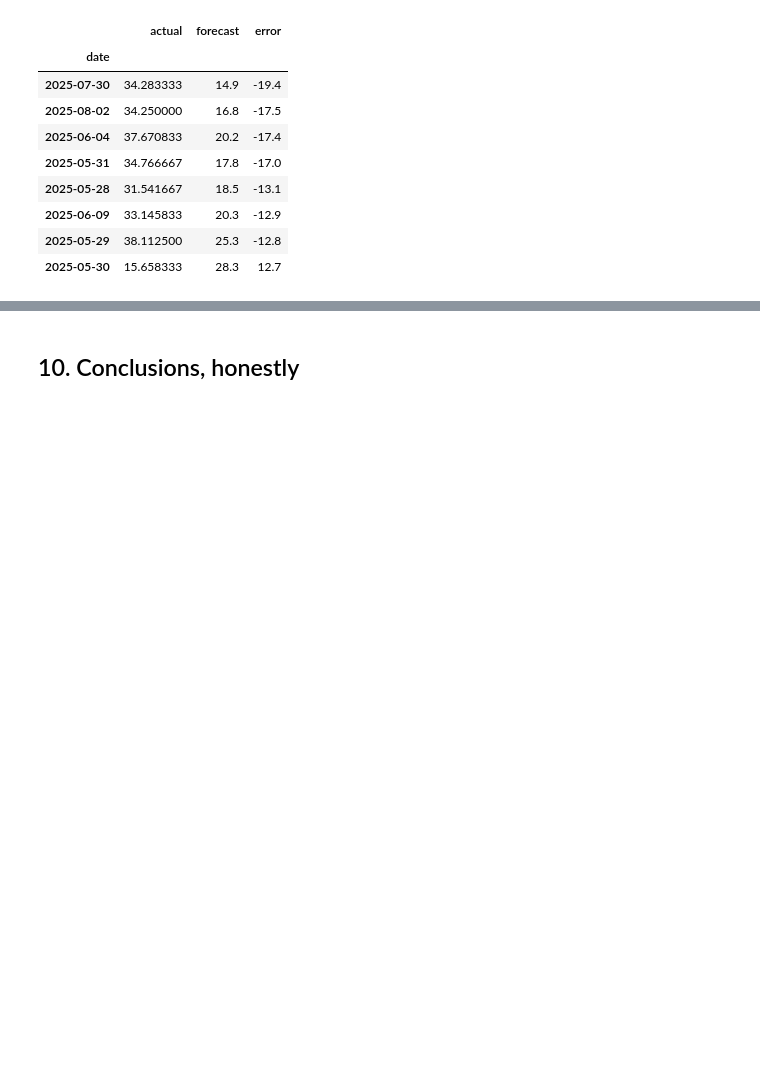
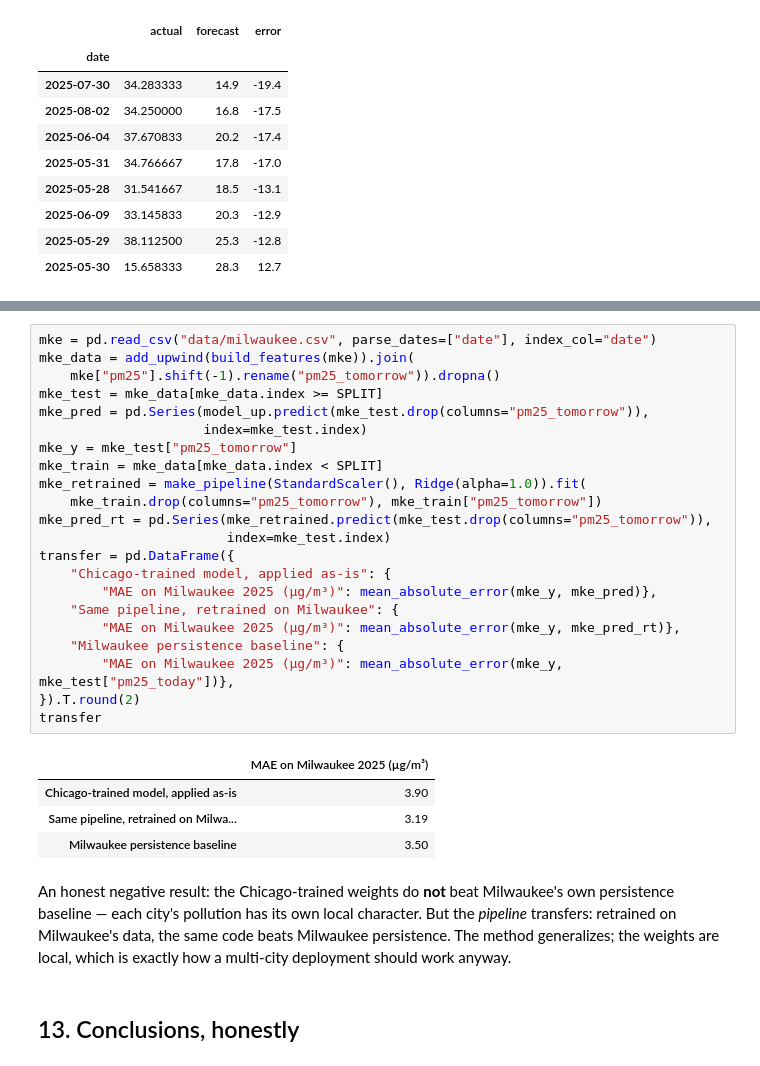
Before and after one commit to ParthPatel125/aircast, a Jupyter notebook: AirCast.ipynb, the cells around one changed output, grey strips where cells are left out. Saved outputs shown, nothing was run; the diff lists cells and outputs as text; blank space fills up the shorter version.

```diff
--- a/AirCast.ipynb
+++ b/AirCast.ipynb
@@ -424,4 +580,37 @@ fail
+# %%
+mke = pd.read_csv("data/milwaukee.csv", parse_dates=["date"], index_col="date")
+mke_data = add_upwind(build_features(mke)).join(
+    mke["pm25"].shift(-1).rename("pm25_tomorrow")).dropna()
+mke_test = mke_data[mke_data.index >= SPLIT]
+mke_pred = pd.Series(model_up.predict(mke_test.drop(columns="pm25_tomorrow")),
+                     index=mke_test.index)
+mke_y = mke_test["pm25_tomorrow"]
+mke_train = mke_data[mke_data.index < SPLIT]
+mke_retrained = make_pipeline(StandardScaler(), Ridge(alpha=1.0)).fit(
+    mke_train.drop(columns="pm25_tomorrow"), mke_train["pm25_tomorrow"])
+mke_pred_rt = pd.Series(mke_retrained.predict(mke_test.drop(columns="pm25_tomorrow")),
+                        index=mke_test.index)
+transfer = pd.DataFrame({
+    "Chicago-trained model, applied as-is": {
+        "MAE on Milwaukee 2025 (µg/m³)": mean_absolute_error(mke_y, mke_pred)},
+    "Same pipeline, retrained on Milwaukee": {
+        "MAE on Milwaukee 2025 (µg/m³)": mean_absolute_error(mke_y, mke_pred_rt)},
+    "Milwaukee persistence baseline": {
+        "MAE on Milwaukee 2025 (µg/m³)": mean_absolute_error(mke_y, mke_test["pm25_today"])},
+}).T.round(2)
+transfer
+# %% [output]
+|  | MAE on Milwaukee 2025 (µg/m³) |
+| Chicago-trained model, applied as-is | 3.90 |
+| Same pipeline, retrained on Milwa... | 3.19 |
+| Milwaukee persistence baseline | 3.50 |
+# %% [markdown]
+An honest negative result: the Chicago-trained weights do **not** beat
+Milwaukee's own persistence baseline — each city's pollution has its own local
+character. But the *pipeline* transfers: retrained on Milwaukee's data, the
+same code beats Milwaukee persistence. The method generalizes; the weights are
+local, which is exactly how a multi-city deployment should work anyway.
 # %% [markdown]
-## 10. Conclusions, honestly
+## 13. Conclusions, honestly
 # %%
 p_mae = results.loc["Persistence (tomorrow = today)", "MAE (µg/m³)"]
```
Also changed, not shown: parts of 13 cells of this notebook, 7 other files.
